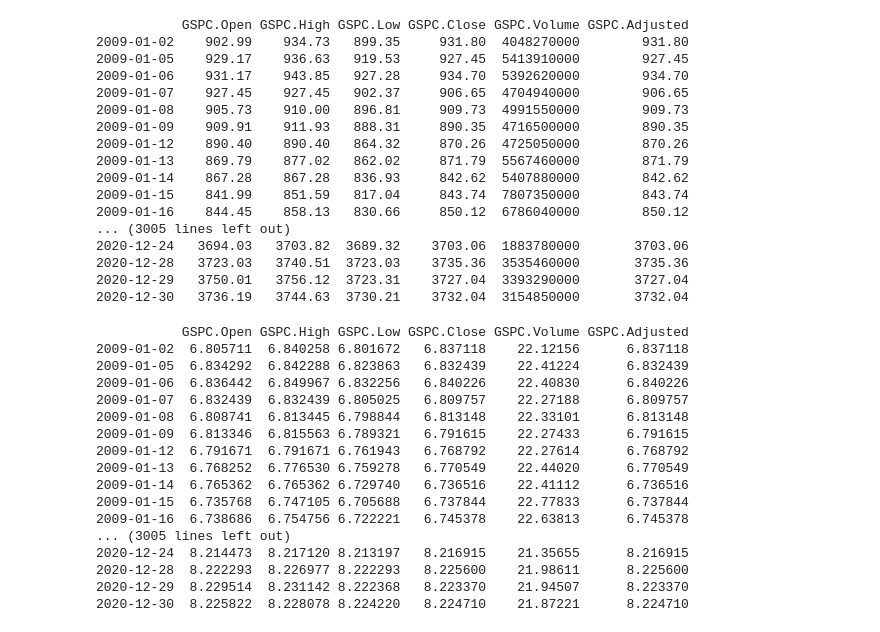
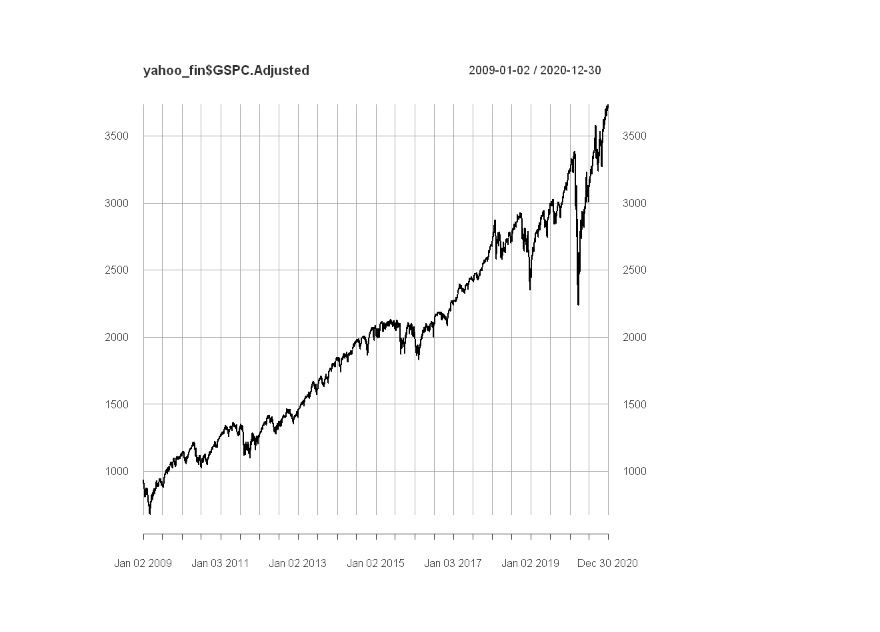
Before and after one commit to syedirfanx/time-series-analysis, a Jupyter notebook: time-series-analysis-using-R.ipynb, the cells around one changed output. Cells and saved outputs as stored; diff of their text form; code cells hidden in the pictures; blank space fills up the shorter version.

```diff
--- a/time-series-analysis-using-R.ipynb
+++ b/time-series-analysis-using-R.ipynb
@@ -271,2 +1,6 @@ installing the source package 'quantmod'
 # %%
-ts = getSymbols('^GSPC', auto.assign = FALSE, from = '2009-01-01', to = '2020-12-31')
+library(quantmod)
+yahoo_fin <- getSymbols('^GSPC', auto.assign = FALSE, from = '2009-01-01', to = '2020-12-31')
+plot(yahoo_fin$GSPC.Adjusted)
+# %% [output]
+[figure, added]
@@ -275,40 +6,0 @@ log_ret = log(ts)
-# %%
-ts
-# %% [output]
-           GSPC.Open GSPC.High GSPC.Low GSPC.Close GSPC.Volume GSPC.Adjusted
-2009-01-02    902.99    934.73   899.35     931.80  4048270000        931.80
-2009-01-05    929.17    936.63   919.53     927.45  5413910000        927.45
-2009-01-06    931.17    943.85   927.28     934.70  5392620000        934.70
-2009-01-07    927.45    927.45   902.37     906.65  4704940000        906.65
-2009-01-08    905.73    910.00   896.81     909.73  4991550000        909.73
-2009-01-09    909.91    911.93   888.31     890.35  4716500000        890.35
-2009-01-12    890.40    890.40   864.32     870.26  4725050000        870.26
-2009-01-13    869.79    877.02   862.02     871.79  5567460000        871.79
-2009-01-14    867.28    867.28   836.93     842.62  5407880000        842.62
-2009-01-15    841.99    851.59   817.04     843.74  7807350000        843.74
-2009-01-16    844.45    858.13   830.66     850.12  6786040000        850.12
-... (3005 lines left out)
-2020-12-24   3694.03   3703.82  3689.32    3703.06  1883780000       3703.06
-2020-12-28   3723.03   3740.51  3723.03    3735.36  3535460000       3735.36
-2020-12-29   3750.01   3756.12  3723.31    3727.04  3393290000       3727.04
-2020-12-30   3736.19   3744.63  3730.21    3732.04  3154850000       3732.04
-# %%
-log_ret
-# %% [output]
-           GSPC.Open GSPC.High GSPC.Low GSPC.Close GSPC.Volume GSPC.Adjusted
-2009-01-02  6.805711  6.840258 6.801672   6.837118    22.12156      6.837118
-2009-01-05  6.834292  6.842288 6.823863   6.832439    22.41224      6.832439
-2009-01-06  6.836442  6.849967 6.832256   6.840226    22.40830      6.840226
-2009-01-07  6.832439  6.832439 6.805025   6.809757    22.27188      6.809757
-2009-01-08  6.808741  6.813445 6.798844   6.813148    22.33101      6.813148
-2009-01-09  6.813346  6.815563 6.789321   6.791615    22.27433      6.791615
-2009-01-12  6.791671  6.791671 6.761943   6.768792    22.27614      6.768792
-2009-01-13  6.768252  6.776530 6.759278   6.770549    22.44020      6.770549
-2009-01-14  6.765362  6.765362 6.729740   6.736516    22.41112      6.736516
-2009-01-15  6.735768  6.747105 6.705688   6.737844    22.77833      6.737844
-2009-01-16  6.738686  6.754756 6.722221   6.745378    22.63813      6.745378
-... (3005 lines left out)
-2020-12-24  8.214473  8.217120 8.213197   8.216915    21.35655      8.216915
-2020-12-28  8.222293  8.226977 8.222293   8.225600    21.98611      8.225600
-2020-12-29  8.229514  8.231142 8.222368   8.223370    21.94507      8.223370
-2020-12-30  8.225822  8.228078 8.224220   8.224710    21.87221      8.224710
```
Also changed, not shown: parts of 44 cells of this notebook.
